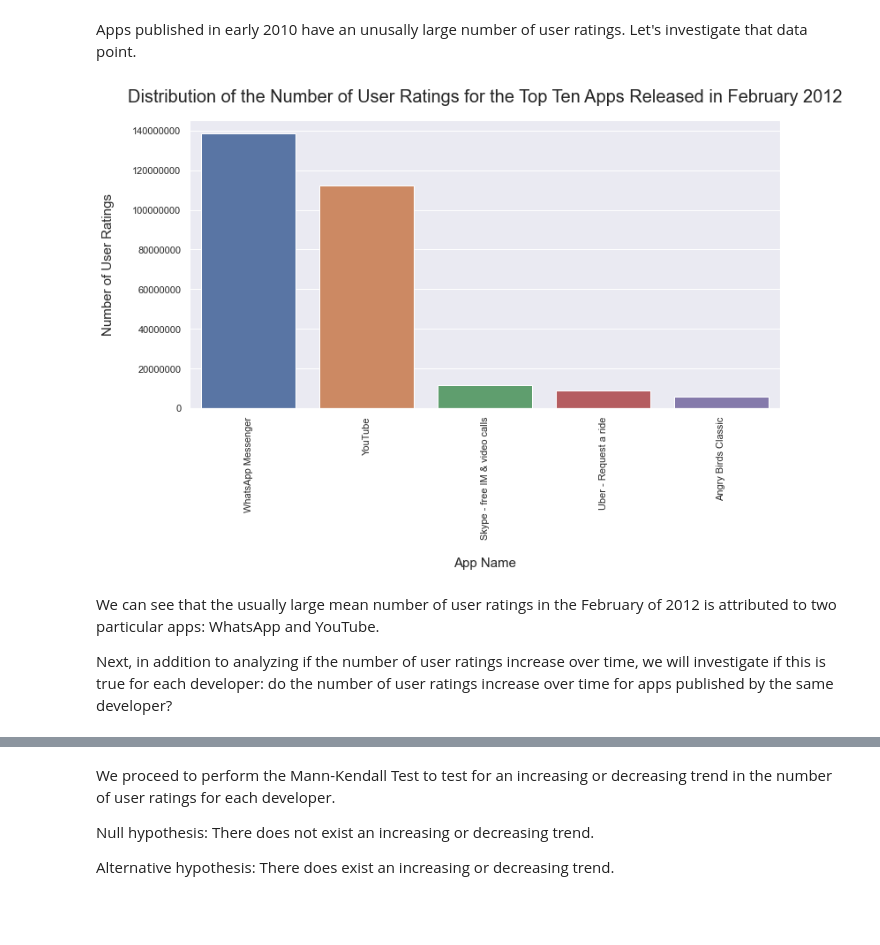
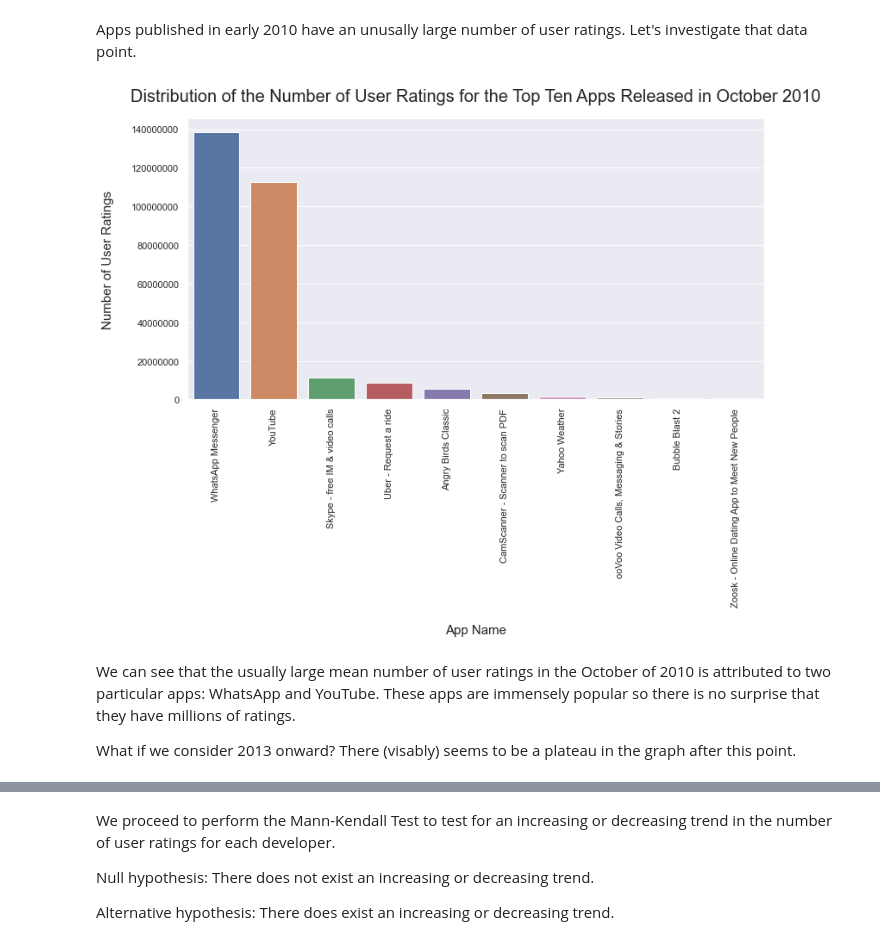
Before and after one commit to Superocker50/CMPT-353-Final-Project, a Jupyter notebook: cmpt-353-part-1.ipynb, the cells around one changed output, grey strips where cells are left out. Cells and saved outputs as stored; diff of their text form; code cells hidden in the pictures; blank space fills up the shorter version.

```diff
--- a/cmpt-353-part-1.ipynb
+++ b/cmpt-353-part-1.ipynb
@@ -183,0 +205,7 @@ average_num_ratings['Release Month/Year'] = average_num_ratings['Release Month']
+# %%
+grouped_dates['Release Month'] = grouped_dates['Release Month'].apply(lambda x: calendar.month_abbr[int(x)])
+
+# Conver to a non-numeric month format for plotting
+grouped_dates['Release Year'] = grouped_dates['Release Year'].astype('str')
+grouped_dates['Release Month'] = grouped_dates['Release Month'].astype('str')
+grouped_dates['Release Month/Year'] = grouped_dates['Release Month'] + ' ' + grouped_dates['Release Year']
@@ -239,32 +304,33 @@ plt.show()
 # %% [markdown]
 Apps published in early 2010 have an unusally large number of user ratings. Let's investigate that data point.
 # %%
-high_num_rating = average_num_ratings.iloc[average_num_ratings['Rating Count'].idxmax()]
+grouped_dates.reset_index(inplace=True)
+high_num_rating = grouped_dates.iloc[grouped_dates['average_num_ratings'].idxmax()]
 high_num_rating_month = str(datetime.strptime(high_num_rating['Release Month'], '%b').month)
 high_num_rating_year = int(high_num_rating['Release Year'].strip())
-
-apps_test['Release Year'] = apps_test['Release Year'].astype(int)
-high_num_rating_apps = apps_test[(apps_test['Release Month'] == high_num_rating_month) &
-                                 (apps_test['Release Year'] == high_num_rating_year)].copy()
+# %%
+apps['Release Year'] = apps['Release Year'].astype(int)
+high_num_rating_apps = apps[(apps['Release Month'] == high_num_rating_month) &
+                                 (apps['Release Year'] == high_num_rating_year)].copy()
 # %%
 high_num_rating_apps.sort_values(by=['Rating Count'], ascending=False, inplace=True)
-top_ten = high_num_rating_apps.head(5)
+top_ten = high_num_rating_apps.head(10)
 # %%
 figure = plt.figure(figsize=(12, 6))
 axis = plt.gca()
 
 # From https://stackoverflow.com/questions/28371674/prevent-scientific-notation-in-matplotlib-pyplot
 axis.ticklabel_format(style='plain')
 
 sns.barplot(x='App Name', y='Rating Count', data=top_ten)
 plt.xticks(rotation=90)
 plt.xlabel('App Name', fontsize=15, labelpad=20)
 plt.ylabel('Number of User Ratings', fontsize=15, labelpad=20)
-plt.title('Distribution of the Number of User Ratings for the Top Ten Apps Released in February 2012', fontsize=20, pad=20)
+plt.title('Distribution of the Number of User Ratings for the Top Ten Apps Released in October 2010', fontsize=20, pad=20)
 plt.show()
 # %% [output]
-[figure, old version]
+[figure, new version]
 # %% [markdown]
-We can see that the usually large mean number of user ratings in the February of 2012 is attributed to two particular apps: WhatsApp and YouTube.
+We can see that the usually large mean number of user ratings in the October of 2010 is attributed to two particular apps: WhatsApp and YouTube. These apps are immensely popular so there is no surprise that they have millions of ratings.
 
-Next, in addition to analyzing if the number of user ratings increase over time, we will investigate if this is true for each developer: do the number of user ratings increase over time for apps published by the same developer?
+What if we consider 2013 onward? There (visably) seems to be a plateau in the graph after this point.
```
Also changed, not shown: parts of 71 cells of this notebook, 4 other files.
